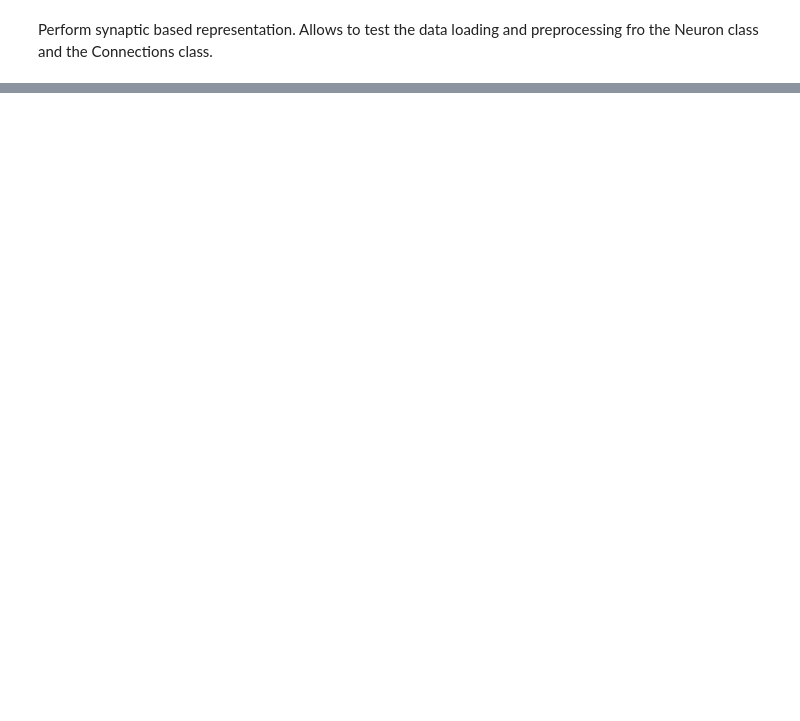
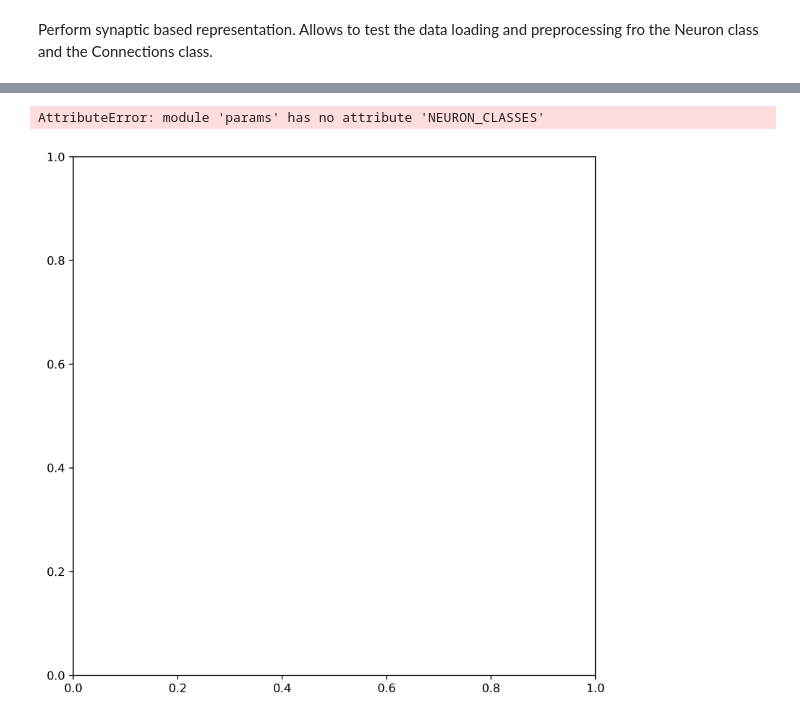
Before and after one commit to NeLy-EPFL/vnc_networks, a Jupyter notebook: scripts/examples/test.ipynb, the cells around one changed output, grey strips where cells are left out. Drawn from its saved outputs; the diff is of its cells as text; code cells hidden in the pictures; blank space fills up the shorter version.

```diff
--- a/scripts/examples/test.ipynb
+++ b/scripts/examples/test.ipynb
@@ -43,3 +42,8 @@ VNC = Connections()  # full VNC
+# %%
+VNC.display_graph(syn_threshold=100)
+# %% [output]
+AttributeError: module 'params' has no attribute 'NEURON_CLASSES'
+[figure, added]
 # %%
 mdn_uids = VNC.get_neuron_ids({'type:string': 'MDN'})
 mdn_connections = VNC.subgraph(nodes=mdn_uids)
```
Also changed, not shown: parts of 2 cells of this notebook, 3 other files.
